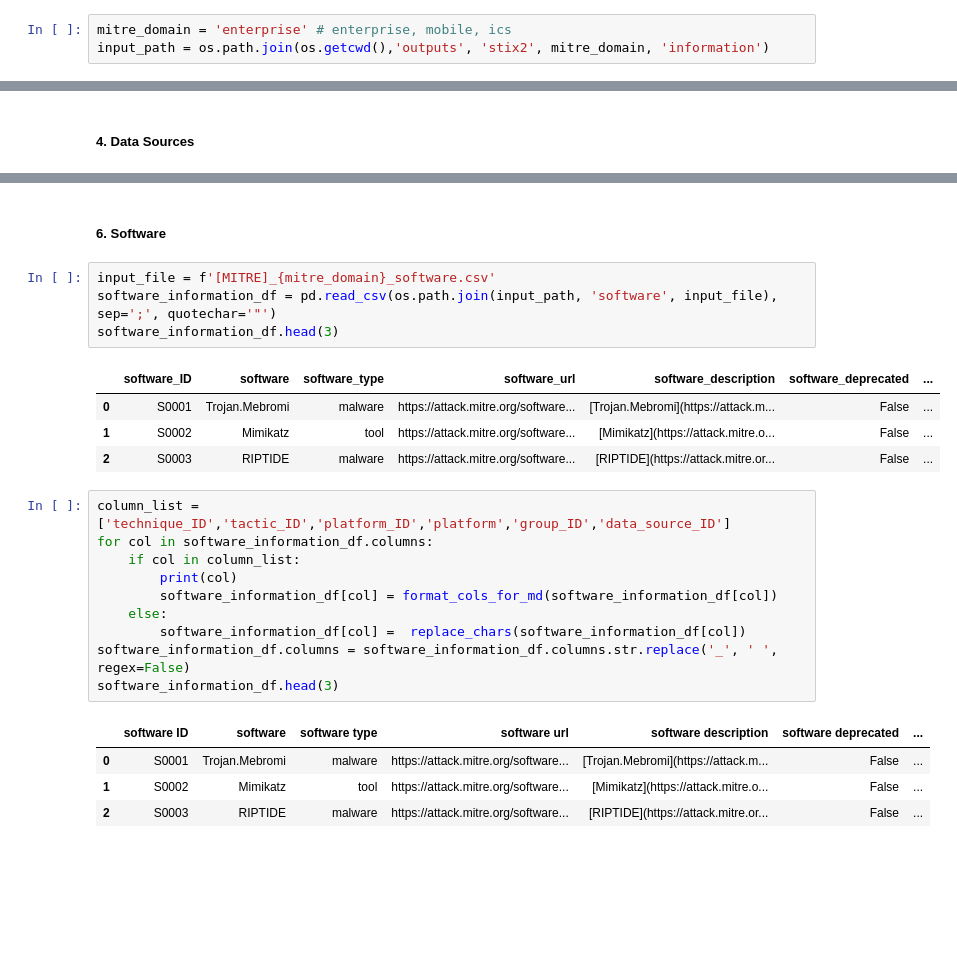
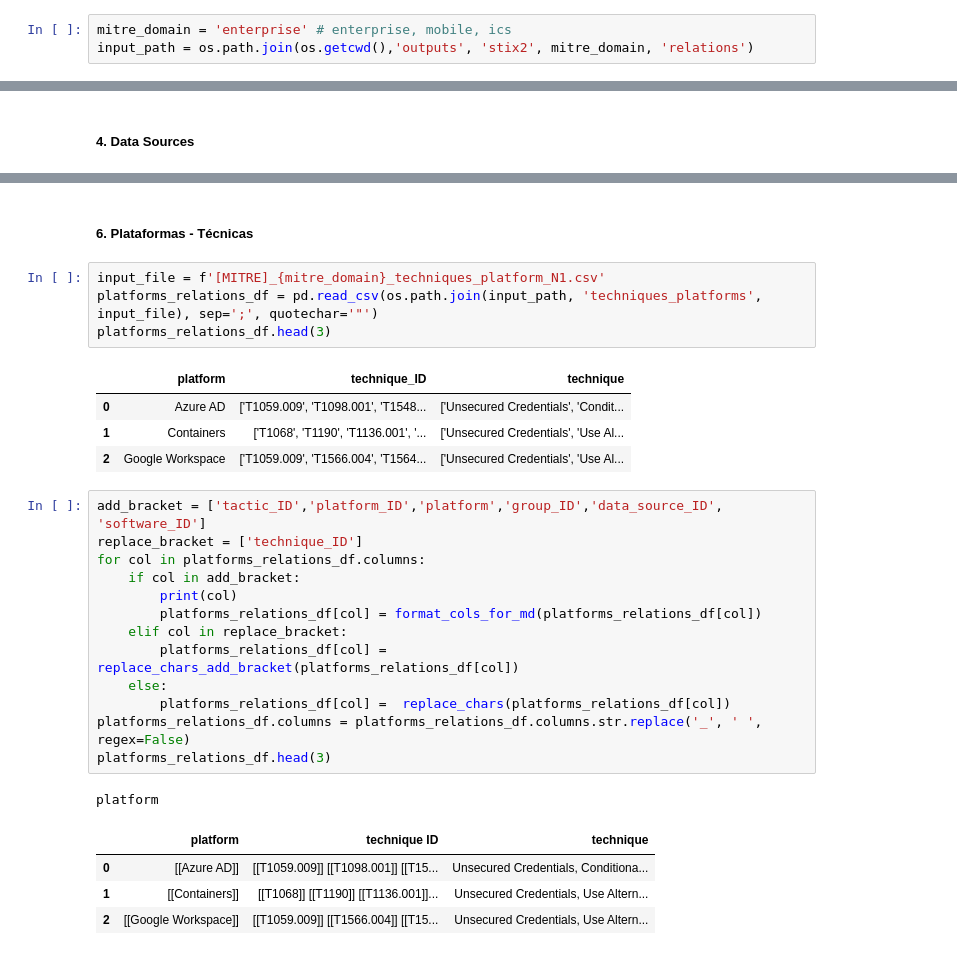
Before and after one commit to cyberauditor-framework/Mitre-Detections-Rules-Framework, a Jupyter notebook: mitre_relationships/create_md_relations_files.ipynb, the cells around one changed output, grey strips where cells are left out. Drawn from its saved outputs; the diff is of its cells as text; blank space fills up the shorter version.

```diff
--- a/mitre_relationships/create_md_relations_files.ipynb
+++ b/mitre_relationships/create_md_relations_files.ipynb
@@ -25,7 +26,7 @@ from stix2 import Filter, MemoryStore
 #### **Parámetros**
 # %%
 mitre_domain = 'enterprise' # enterprise, mobile, ics
-input_path = os.path.join(os.getcwd(),'outputs', 'stix2', mitre_domain, 'information')
+input_path = os.path.join(os.getcwd(),'outputs', 'stix2', mitre_domain, 'relations')
 # %%
 output_folder = os.path.join(os.getcwd(),'outputs')
 output_folder
@@ -468,26 +375,30 @@ Archivo 'G1028.md' creado en la carpeta 'c:\Users\jelopez\Documents\CyberProof\p
 # %% [markdown]
-##### **6. Software**
+##### **6. Plataformas - Técnicas**
 # %%
-input_file = f'[MITRE]_{mitre_domain}_software.csv'
-software_information_df = pd.read_csv(os.path.join(input_path, 'software', input_file), sep=';', quotechar='"')
-software_information_df.head(3)
+input_file = f'[MITRE]_{mitre_domain}_techniques_platform_N1.csv'
+platforms_relations_df = pd.read_csv(os.path.join(input_path, 'techniques_platforms', input_file), sep=';', quotechar='"')
+platforms_relations_df.head(3)
 # %% [output]
-|  | software_ID | software | software_type | software_url | software_description | software_deprecated | ... |
-| 0 | S0001 | Trojan.Mebromi | malware | https://attack.mitre.org/software... | [Trojan.Mebromi](https://attack.m... | False | ... |
-| 1 | S0002 | Mimikatz | tool | https://attack.mitre.org/software... | [Mimikatz](https://attack.mitre.o... | False | ... |
-| 2 | S0003 | RIPTIDE | malware | https://attack.mitre.org/software... | [RIPTIDE](https://attack.mitre.or... | False | ... |
+|  | platform | technique_ID | technique |
+| 0 | Azure AD | ['T1059.009', 'T1098.001', 'T1548... | ['Unsecured Credentials', 'Condit... |
+| 1 | Containers | ['T1068', 'T1190', 'T1136.001', '... | ['Unsecured Credentials', 'Use Al... |
+| 2 | Google Workspace | ['T1059.009', 'T1566.004', 'T1564... | ['Unsecured Credentials', 'Use Al... |
 # %%
-column_list = ['technique_ID','tactic_ID','platform_ID','platform','group_ID','data_source_ID']
-for col in software_information_df.columns:
-    if col in column_list:
+add_bracket = ['tactic_ID','platform_ID','platform','group_ID','data_source_ID', 'software_ID']
+replace_bracket = ['technique_ID']
+for col in platforms_relations_df.columns:
+    if col in add_bracket:
         print(col)
-        software_information_df[col] = format_cols_for_md(software_information_df[col])
+        platforms_relations_df[col] = format_cols_for_md(platforms_relations_df[col])
+    elif col in replace_bracket:
+        platforms_relations_df[col] = replace_chars_add_bracket(platforms_relations_df[col])
     else:
-        software_information_df[col] =  replace_chars(software_information_df[col])
-software_information_df.columns = software_information_df.columns.str.replace('_', ' ', regex=False)
-software_information_df.head(3)
+        platforms_relations_df[col] =  replace_chars(platforms_relations_df[col])
+platforms_relations_df.columns = platforms_relations_df.columns.str.replace('_', ' ', regex=False)
+platforms_relations_df.head(3)
 # %% [output]
+platform
-|  | software ID | software | software type | software url | software description | software deprecated | ... |
-| 0 | S0001 | Trojan.Mebromi | malware | https://attack.mitre.org/software... | [Trojan.Mebromi](https://attack.m... | False | ... |
-| 1 | S0002 | Mimikatz | tool | https://attack.mitre.org/software... | [Mimikatz](https://attack.mitre.o... | False | ... |
-| 2 | S0003 | RIPTIDE | malware | https://attack.mitre.org/software... | [RIPTIDE](https://attack.mitre.or... | False | ... |
+|  | platform | technique ID | technique |
+| 0 | [[Azure AD]] | [[T1059.009]] [[T1098.001]] [[T15... | Unsecured Credentials, Conditiona... |
+| 1 | [[Containers]] | [[T1068]] [[T1190]] [[T1136.001]]... | Unsecured Credentials, Use Altern... |
+| 2 | [[Google Workspace]] | [[T1059.009]] [[T1566.004]] [[T15... | Unsecured Credentials, Use Altern... |
```
Also changed, not shown: parts of 33 cells of this notebook.
